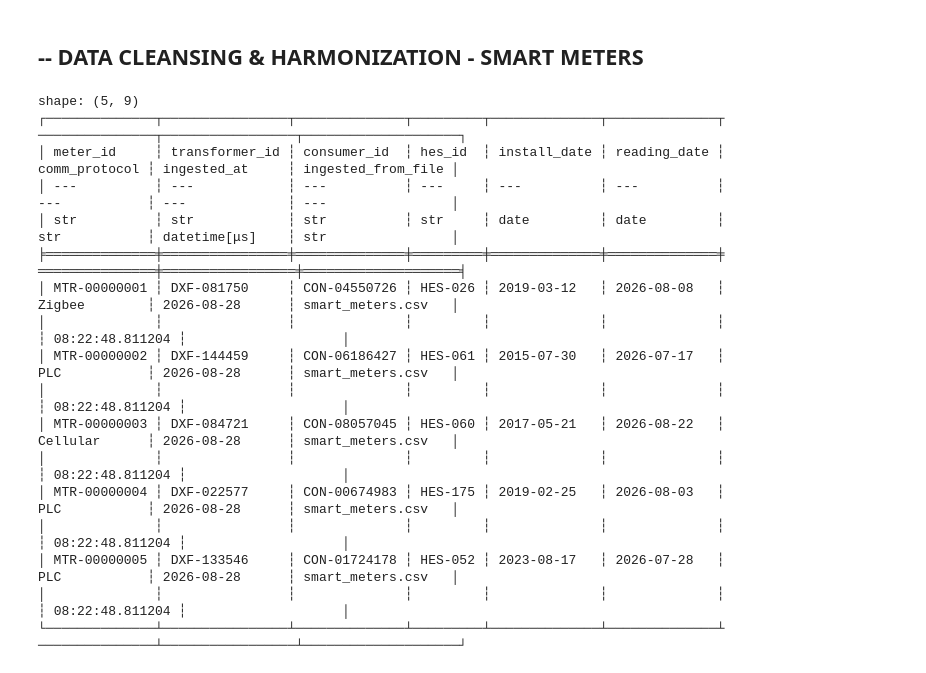
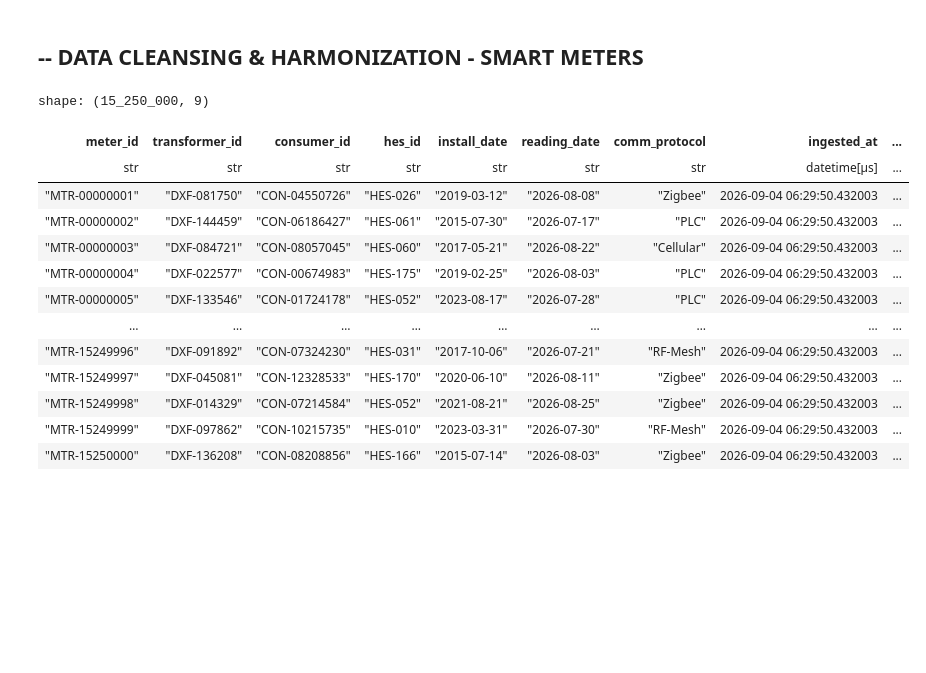
Before and after one commit to sagittarius-cae/analytics-energy-smart-grids, a Jupyter notebook: notebooks/14_ingest_and_clean_data.ipynb, the cells around one changed output. Drawn from its saved outputs; the diff is of its cells as text; code cells hidden in the pictures; blank space fills up the shorter version.

```diff
--- a/notebooks/14_ingest_and_clean_data.ipynb
+++ b/notebooks/14_ingest_and_clean_data.ipynb
@@ -67,5 +70,5 @@ df_scada_dms = data_loader.read_csv(SCADA_DMS_FILE)
 # %%
-df_smart_meters = data_loader.read_csv(SMART_METERS_FILE)
+df_smart_meters = data_loader.ingest_data(SMART_METERS_FILE)
 # %% [markdown]
 ## -- DATA CLEANSING & HARMONIZATION - UTILITY PROVIDER
 # %%
@@ -882,61 +302,19 @@ shape: (10, 6)
 # %% [markdown]
 ## -- DATA CLEANSING & HARMONIZATION   - SMART METERS
 # %%
-# 1 Execution Pipeline
-
-# 2. Cleansing with polars
-cleaned_smart_meters_df = (
-    df_smart_meters
-
-    # --- STEP 1: NAMING CONVENSION ---
-    .rename({col: col.strip().lower().replace(" ", "_") for col in df_smart_meters.columns})
-
-    # --- STEP 2: DROP EMPTY OR NULL ROWS---
-    # if the ID of the ami_head_end is null, or it is blank or white space, it drops the whole row
-    .filter(
-        pl.col("meter_id").is_not_null() &
-        (pl.col("meter_id").str.strip_chars() != "")
-    )
-
-    # --- STEP 3: INGESTION META DATA  ---
-    .with_columns([
-        pl.lit(datetime.now()).alias("ingested_at"),
-        pl.lit(SMART_METERS_FILE).alias("ingested_from_file"),
-    ])
-
-    # --- STEP 4: TEXT HARMONIZATION ---
-    # Not it will only apply "UNKNOWN" to empty valid rows
-    .with_columns([
-        pl.when(
-            pl.col(col).is_null() | (pl.col(col).str.strip_chars() == "")
-        )
-        .then(pl.lit("UNKNOWN"))
-        .otherwise(pl.col(col).str.strip_chars())
-        .alias(col)
-        for col in ["transformer_id", "consumer_id", "hes_id", "comm_protocol"]
-    ])
-
-    # --- STEP 5: DEDUPLICATION ---
-    .unique(maintain_order=True)
-)
-
-# 3. Show thrust result
-print(cleaned_smart_meters_df.head(5))
+data_cleanser.clean_data(df_smart_meters, SMART_METERS_FILE, "meter_id", None)
 # %% [output]
-shape: (5, 9)
-┌──────────────┬────────────────┬──────────────┬─────────┬──────────────┬──────────────┬───────────────┬─────────────────┬────────────────────┐
-│ meter_id     ┆ transformer_id ┆ consumer_id  ┆ hes_id  ┆ install_date ┆ reading_date ┆ comm_protocol ┆ ingested_at     ┆ ingested_from_file │
-│ ---          ┆ ---            ┆ ---          ┆ ---     ┆ ---          ┆ ---          ┆ ---           ┆ ---             ┆ ---                │
-│ str          ┆ str            ┆ str          ┆ str     ┆ date         ┆ date         ┆ str           ┆ datetime[μs]    ┆ str                │
-╞══════════════╪════════════════╪══════════════╪═════════╪══════════════╪══════════════╪═══════════════╪═════════════════╪════════════════════╡
-│ MTR-00000001 ┆ DXF-081750     ┆ CON-04550726 ┆ HES-026 ┆ 2019-03-12   ┆ 2026-08-08   ┆ Zigbee        ┆ 2026-08-28      ┆ smart_meters.csv   │
-│              ┆                ┆              ┆         ┆              ┆              ┆               ┆ 08:22:48.811204 ┆                    │
-│ MTR-00000002 ┆ DXF-144459     ┆ CON-06186427 ┆ HES-061 ┆ 2015-07-30   ┆ 2026-07-17   ┆ PLC           ┆ 2026-08-28      ┆ smart_meters.csv   │
-│              ┆                ┆              ┆         ┆              ┆              ┆               ┆ 08:22:48.811204 ┆                    │
-│ MTR-00000003 ┆ DXF-084721     ┆ CON-08057045 ┆ HES-060 ┆ 2017-05-21   ┆ 2026-08-22   ┆ Cellular      ┆ 2026-08-28      ┆ smart_meters.csv   │
-│              ┆                ┆              ┆         ┆              ┆              ┆               ┆ 08:22:48.811204 ┆                    │
-│ MTR-00000004 ┆ DXF-022577     ┆ CON-00674983 ┆ HES-175 ┆ 2019-02-25   ┆ 2026-08-03   ┆ PLC           ┆ 2026-08-28      ┆ smart_meters.csv   │
-│              ┆                ┆              ┆         ┆              ┆              ┆               ┆ 08:22:48.811204 ┆                    │
-│ MTR-00000005 ┆ DXF-133546     ┆ CON-01724178 ┆ HES-052 ┆ 2023-08-17   ┆ 2026-07-28   ┆ PLC           ┆ 2026-08-28      ┆ smart_meters.csv   │
-│              ┆                ┆              ┆         ┆              ┆              ┆               ┆ 08:22:48.811204 ┆                    │
-└──────────────┴────────────────┴──────────────┴─────────┴──────────────┴──────────────┴───────────────┴─────────────────┴────────────────────┘
+shape: (15_250_000, 9)
+| meter_id | transformer_id | consumer_id | hes_id | install_date | reading_date | comm_protocol | ingested_at | ... |
+| str | str | str | str | str | str | str | datetime[μs] | ... |
+| "MTR-00000001" | "DXF-081750" | "CON-04550726" | "HES-026" | "2019-03-12" | "2026-08-08" | "Zigbee" | 2026-09-04 06:29:50.432003 | ... |
+| "MTR-00000002" | "DXF-144459" | "CON-06186427" | "HES-061" | "2015-07-30" | "2026-07-17" | "PLC" | 2026-09-04 06:29:50.432003 | ... |
+| "MTR-00000003" | "DXF-084721" | "CON-08057045" | "HES-060" | "2017-05-21" | "2026-08-22" | "Cellular" | 2026-09-04 06:29:50.432003 | ... |
+| "MTR-00000004" | "DXF-022577" | "CON-00674983" | "HES-175" | "2019-02-25" | "2026-08-03" | "PLC" | 2026-09-04 06:29:50.432003 | ... |
+| "MTR-00000005" | "DXF-133546" | "CON-01724178" | "HES-052" | "2023-08-17" | "2026-07-28" | "PLC" | 2026-09-04 06:29:50.432003 | ... |
+| … | … | … | … | … | … | … | … | ... |
+| "MTR-15249996" | "DXF-091892" | "CON-07324230" | "HES-031" | "2017-10-06" | "2026-07-21" | "RF-Mesh" | 2026-09-04 06:29:50.432003 | ... |
+| "MTR-15249997" | "DXF-045081" | "CON-12328533" | "HES-170" | "2020-06-10" | "2026-08-11" | "Zigbee" | 2026-09-04 06:29:50.432003 | ... |
+| "MTR-15249998" | "DXF-014329" | "CON-07214584" | "HES-052" | "2021-08-21" | "2026-08-25" | "Zigbee" | 2026-09-04 06:29:50.432003 | ... |
+| "MTR-15249999" | "DXF-097862" | "CON-10215735" | "HES-010" | "2023-03-31" | "2026-07-30" | "RF-Mesh" | 2026-09-04 06:29:50.432003 | ... |
+| "MTR-15250000" | "DXF-136208" | "CON-08208856" | "HES-166" | "2015-07-14" | "2026-08-03" | "Zigbee" | 2026-09-04 06:29:50.432003 | ... |
```
Also changed, not shown: parts of 26 cells of this notebook.
